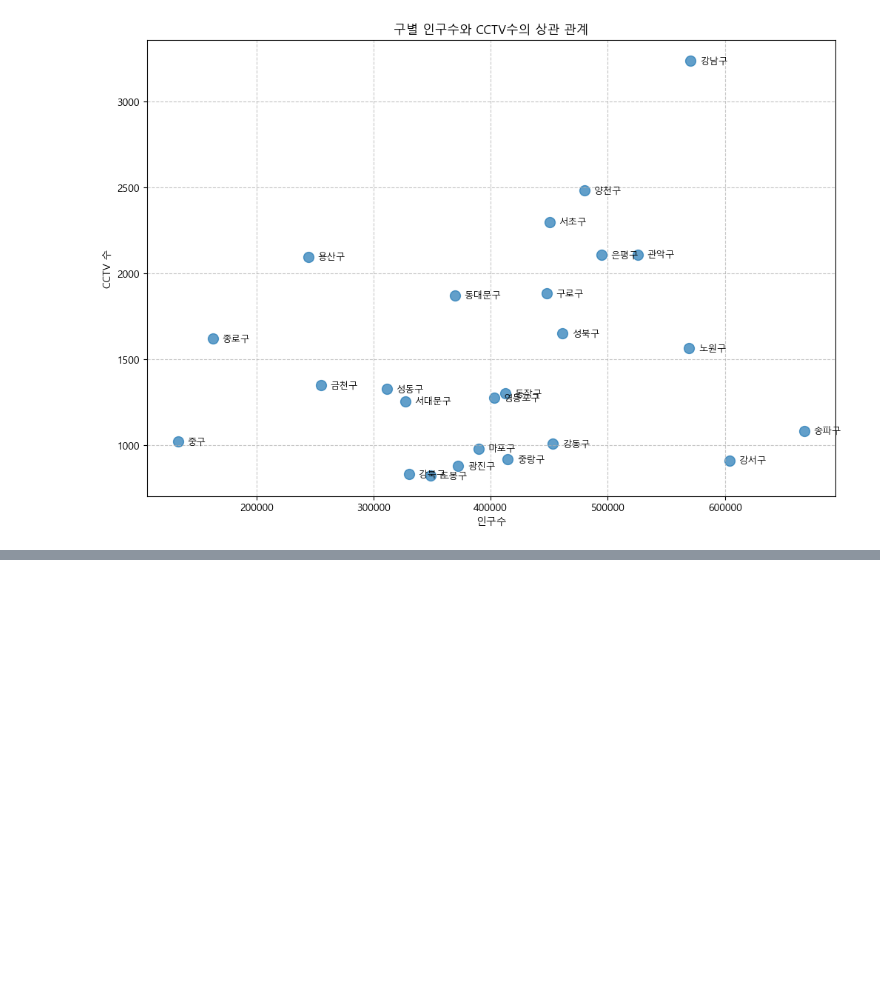
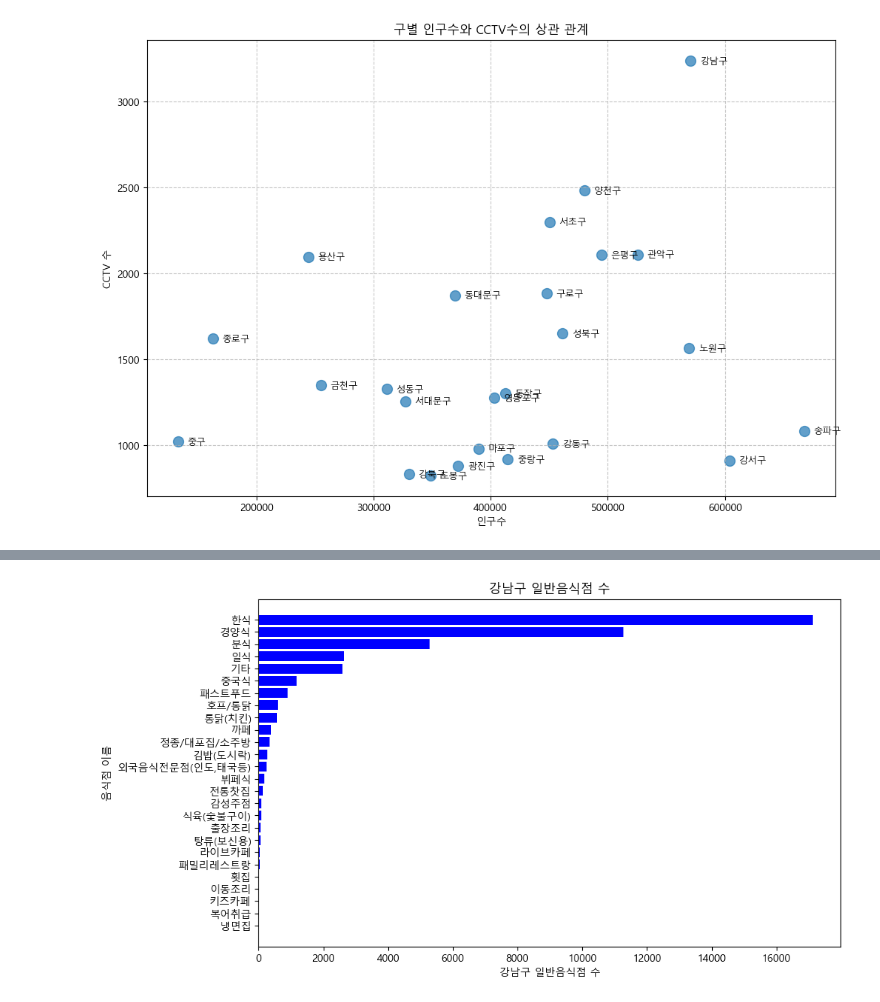
Before and after one commit to jeonggga/SESAC3_Study, a Jupyter notebook: 251130_data_analysis_and_graphs.ipynb, the cells around one changed output, grey strips where cells are left out. Saved outputs shown, nothing was run; the diff lists cells and outputs as text; code cells hidden in the pictures; blank space fills up the shorter version.

```diff
--- a/251130_data_analysis_and_graphs.ipynb
+++ b/251130_data_analysis_and_graphs.ipynb
@@ -620,0 +918,9 @@ population_data
+# %%
+# ------------------------------------------------------------
+#     강남구에서 어떤 종류의 음식점이 가장 많은가?
+# ------------------------------------------------------------
+
+gangnam_restaurant_df = restaurant_selected_data[restaurant_selected_data['소재지전체주소'].str.contains('강남구', na=False)]
+# 문자열 안에 '강남구'가 포함되어 있는지 확인
+
+gangnam_restaurant_df
@@ -620,0 +948,3 @@ population_data
+# %%
+gangnam_count = gangnam_restaurant_df['업태구분명'].value_counts()    # 각 동이 몇 번 나오는지 세어주는 함수
+gangnam_count
@@ -620,0 +969,22 @@ population_data
+# %%
+plt.figure(figsize=(10,6))  # 그래프의 크기 지정 (가로 10, 세로 6)
+plt.barh(gangnam_count.index, gangnam_count.values, color='blue')
+# 수평 막대그래프 그리기
+# gangnam_count.index → y축 레이블(동 이름)
+# gangnam_count.values → x축 값(치킨집 수)
+# color='blue' → 막대 색상을 하늘색으로 지정
+
+plt.xlabel('강남구 일반음식점 수')  # x축 제목
+plt.ylabel('음식점 이름')     # y축 제목
+plt.title('강남구 일반음식점 수')  # 그래프 제목
+
+plt.gca().invert_yaxis()  # y축 순서를 반전, 가장 큰 값이 위로 오도록
+plt.show()  # 그래프 출력
+
+
+# ------------------------------------------------------------
+#     강남구에서 어떤 종류의 음식점이 가장 많은가?
+#     한식
+# ------------------------------------------------------------
+# %% [output]
+[figure, added]
```
Also changed, not shown: parts of 31 cells of this notebook, 4 other files.
